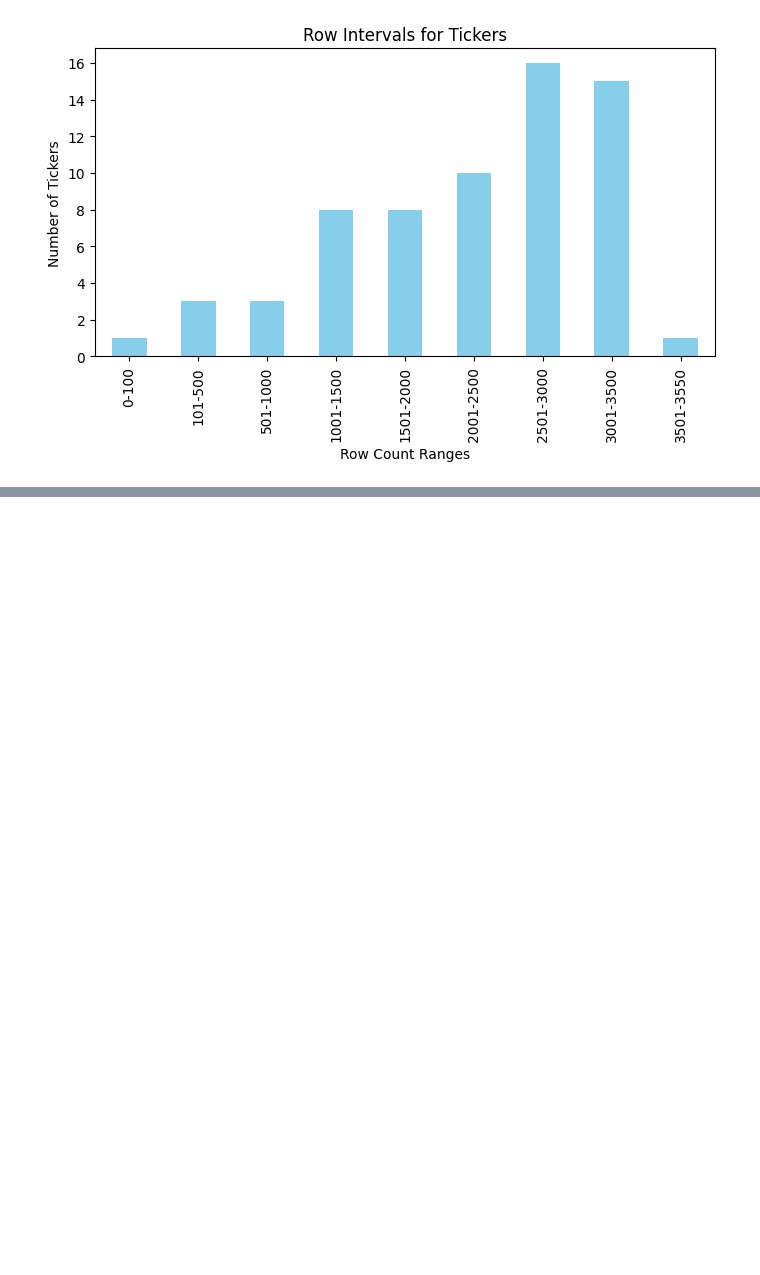
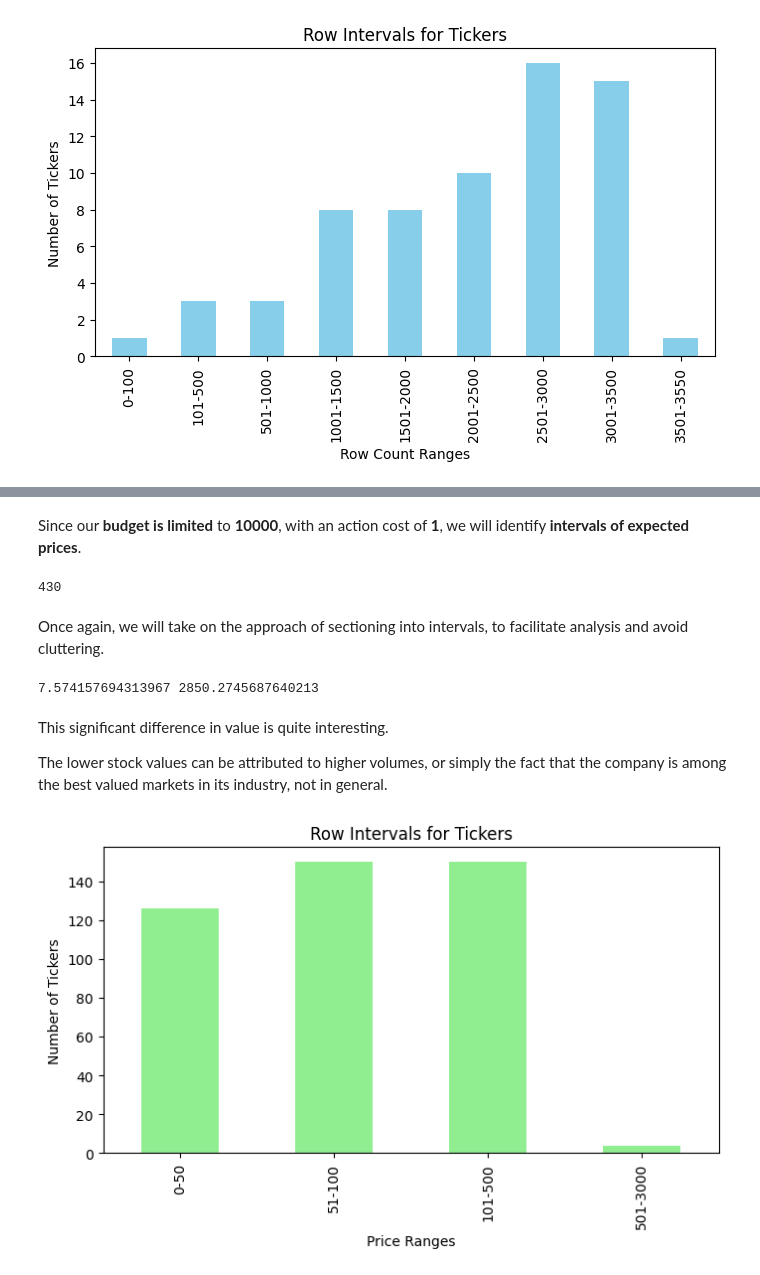
Before and after one commit to pmgfernandes04/SP500-Using-ML-and-Search-Methods, a Jupyter notebook: report.ipynb, the cells around one changed output, grey strips where cells are left out. Drawn from its saved outputs; the diff is of its cells as text; code cells hidden in the pictures; blank space fills up the shorter version.

```diff
--- a/report.ipynb
+++ b/report.ipynb
@@ -447,7 +448,7 @@ for ticker in tickers:
     df = pd.read_csv(file_path)
 
     start_date = '2010-01-04'
-    end_date = '2023-12-290'
+    end_date = '2023-12-29'
 
     # Filter rows
     interval_df = df[(df['Date'] >= start_date) & (df['Date'] <= end_date)]
@@ -477,7 +478,7 @@ for ticker in tickers_less_3522:
     df = pd.read_csv(file_path)
 
     start_date = '2010-01-04'
-    end_date = '2023-12-290'
+    end_date = '2023-12-29'
 
     # Filter rows
     interval_df = df[(df['Date'] >= start_date) & (df['Date'] <= end_date)]
@@ -521,0 +537,53 @@ _
+# %% [markdown]
+Since our **budget is limited** to **10000**, with an action cost of **1**, we will identify **intervals of expected prices**.
+# %%
+diff_prices = {}
+
+# Iterate over each consistent file
+for ticker in tickers_3522:
+    file_path = os.path.join(clean_directory, f"{ticker}.csv")
+
+    # Temporarily transform into dataframe
+    df = pd.read_csv(file_path)
+
+    start_date = '2024-01-01'
+    end_date = '2024-01-31'
+
+    # Filter rows
+    interval_df = df[(df['Date'] >= start_date) & (df['Date'] <= end_date)]
+
+    avg_close = df.Close.mean()
+
+    if avg_close in diff_prices: diff_prices[row_count].append(ticker)
+    else: diff_prices[avg_close] = [ticker]
+# %% [output]
+430
+# %% [markdown]
+Once again, we will take on the approach of sectioning into intervals, to facilitate analysis and avoid cluttering.
+# %%
+min_diff = min(diff_prices)
+max_diff = max(diff_prices)
+
+print(min_diff, max_diff)
+# %% [output]
+7.574157694313967 2850.2745687640213
+# %% [markdown]
+This significant difference in value is quite interesting.
+
+The lower stock values can be attributed to higher volumes, or simply the fact that the company is among the best valued markets in its industry, not in general.
+# %%
+# Group prices into ranges
+ranges = pd.cut(list(diff_prices.keys()), bins=[0, 50, 100, 500, 3000],
+                labels = ['0-50', '51-100', '101-500', '501-3000']
+)
+grouped_data = pd.Series(diff_prices.keys()).groupby(ranges, observed=False).size()
+
+plt.figure(figsize=(8,4))
+grouped_data.plot(kind='bar', color='lightgreen')
+
+plt.title('Row Intervals for Tickers')
+plt.xlabel('Price Ranges')
+plt.ylabel('Number of Tickers')
+plt.show()
+# %% [output]
+[figure, added]
```
Also changed, not shown: parts of 25 cells of this notebook, 1 other file.
